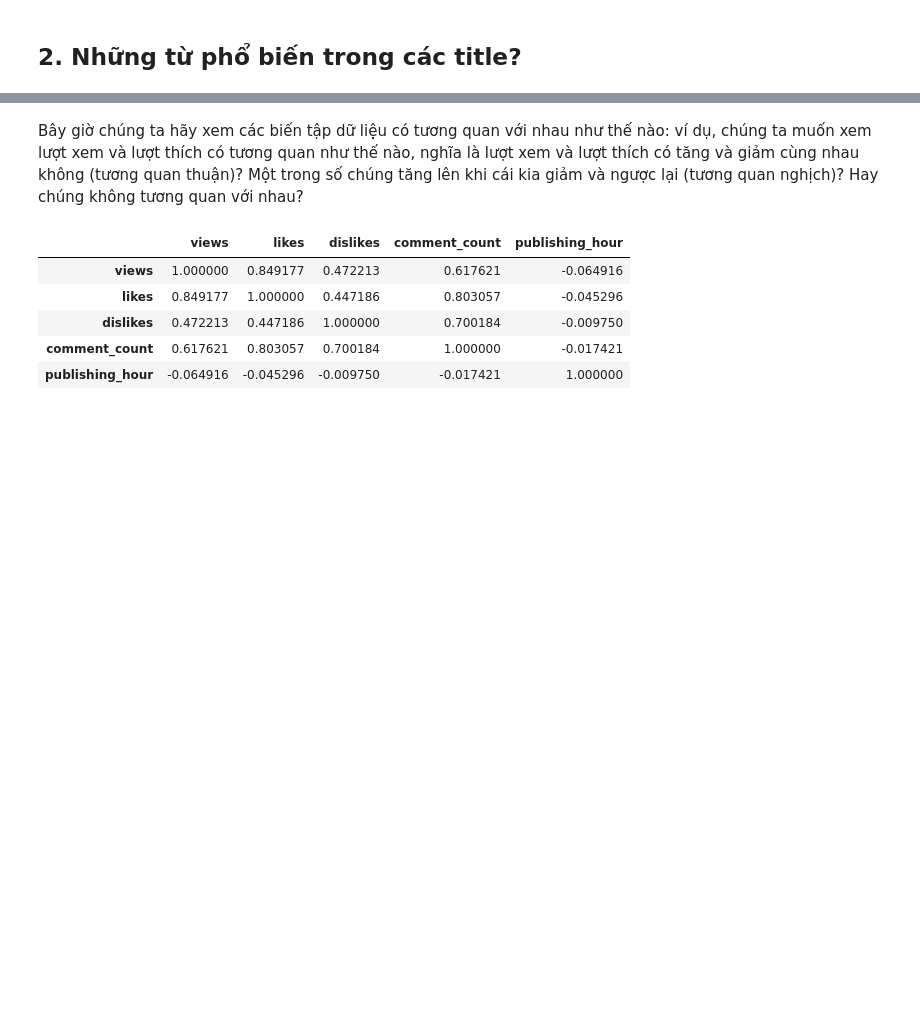
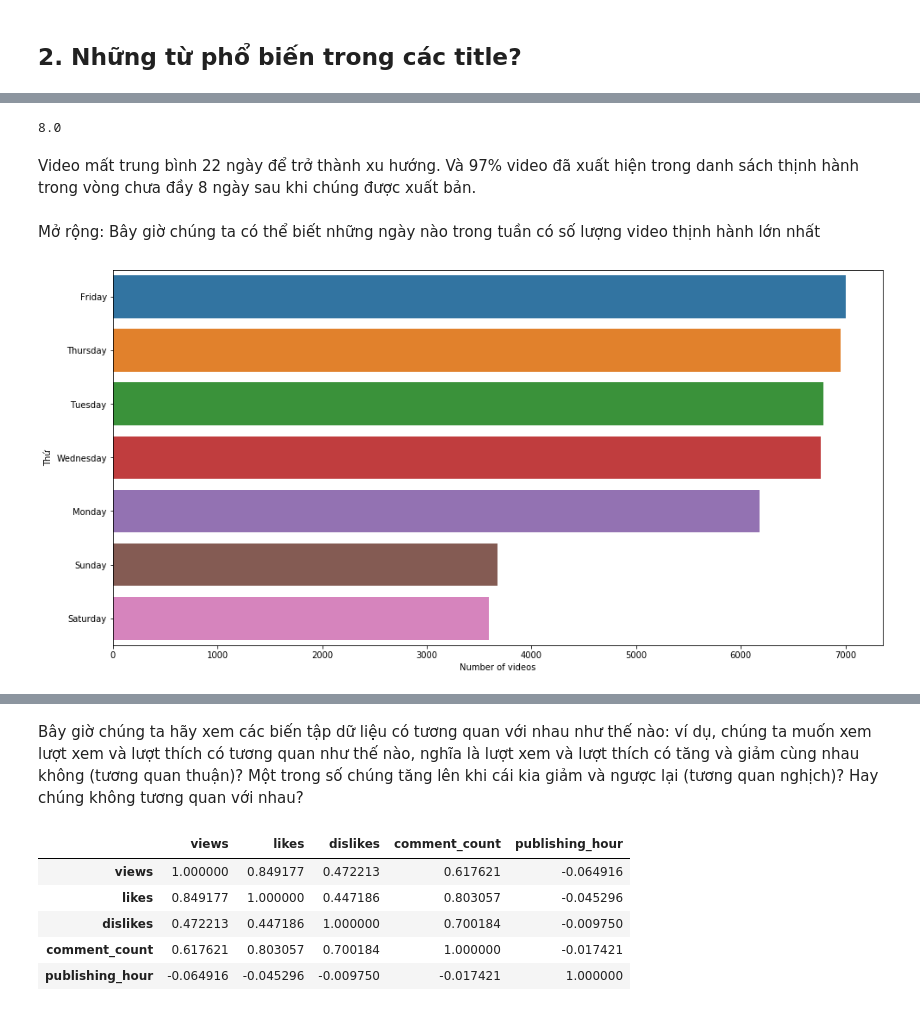
Before and after one commit to NguyenBinhHCMUS/LT4DS_FinalProject, a Jupyter notebook: 1712296-NguyenVanTamBinh.ipynb, the cells around one changed output, grey strips where cells are left out. Cells and saved outputs as stored; diff of their text form; code cells hidden in the pictures; blank space fills up the shorter version.

```diff
--- a/1712296-NguyenVanTamBinh.ipynb
+++ b/1712296-NguyenVanTamBinh.ipynb
@@ -255,0 +327,17 @@ cdf['views'].min()
+# %%
+days.quantile(q=0.97)
+# %% [output]
+8.0
+# %% [markdown]
+Video mất trung bình 22 ngày để trở thành xu hướng. Và 97% video đã xuất hiện trong danh sách thịnh hành trong vòng chưa đầy 8 ngày sau khi chúng được xuất bản.
+# %% [markdown]
+Mở rộng: Bây giờ chúng ta có thể biết những ngày nào trong tuần có số lượng video thịnh hành lớn nhất
+# %%
+fig, ax = plt.subplots(figsize=(16,8))
+
+day_of_week = data_df["publishing_day"].value_counts(sort=True)
+sns.barplot(day_of_week.values, day_of_week.index.values, ax=ax);
+plt.ylabel('Thứ')
+plt.xlabel('Number of videos');
+# %% [output]
+[figure, added]
```
Also changed, not shown: parts of 30 cells of this notebook.
